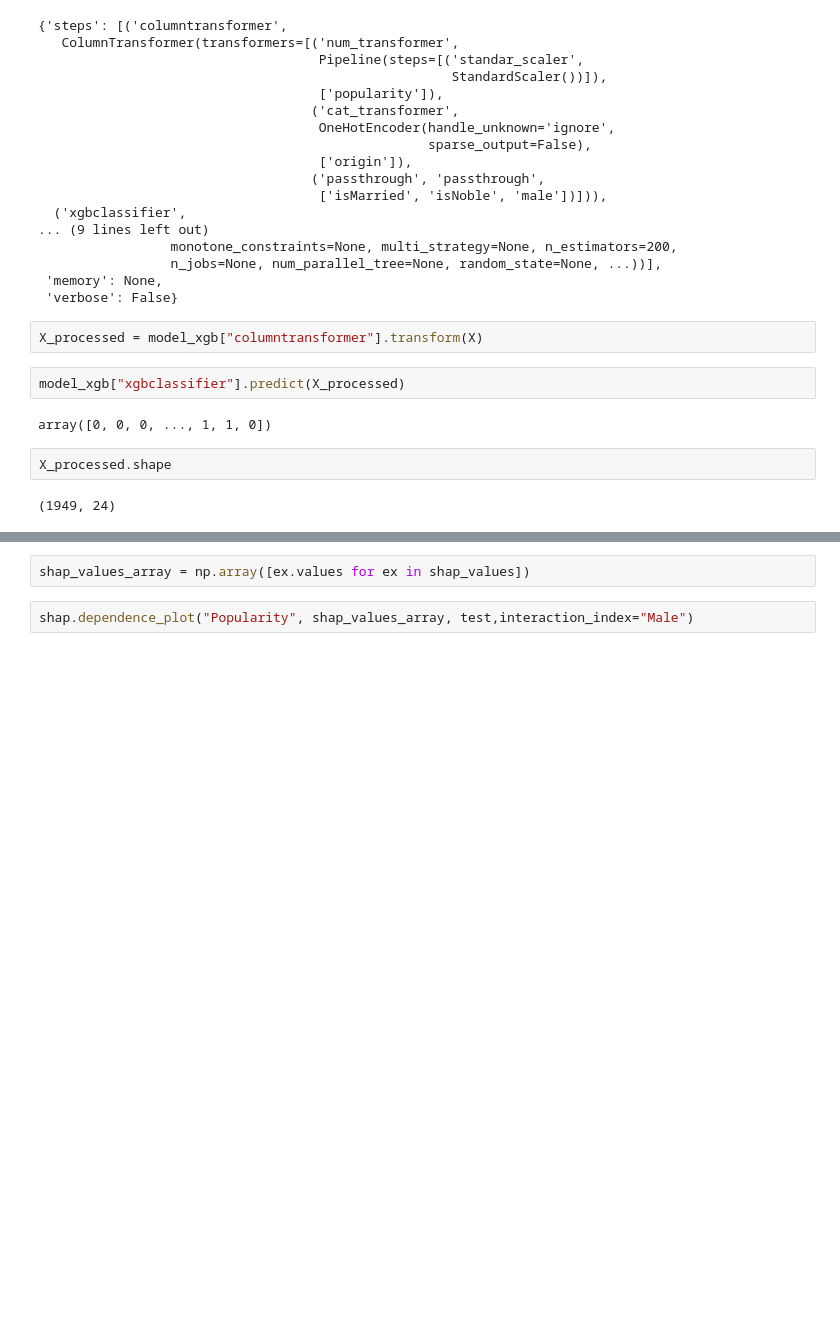
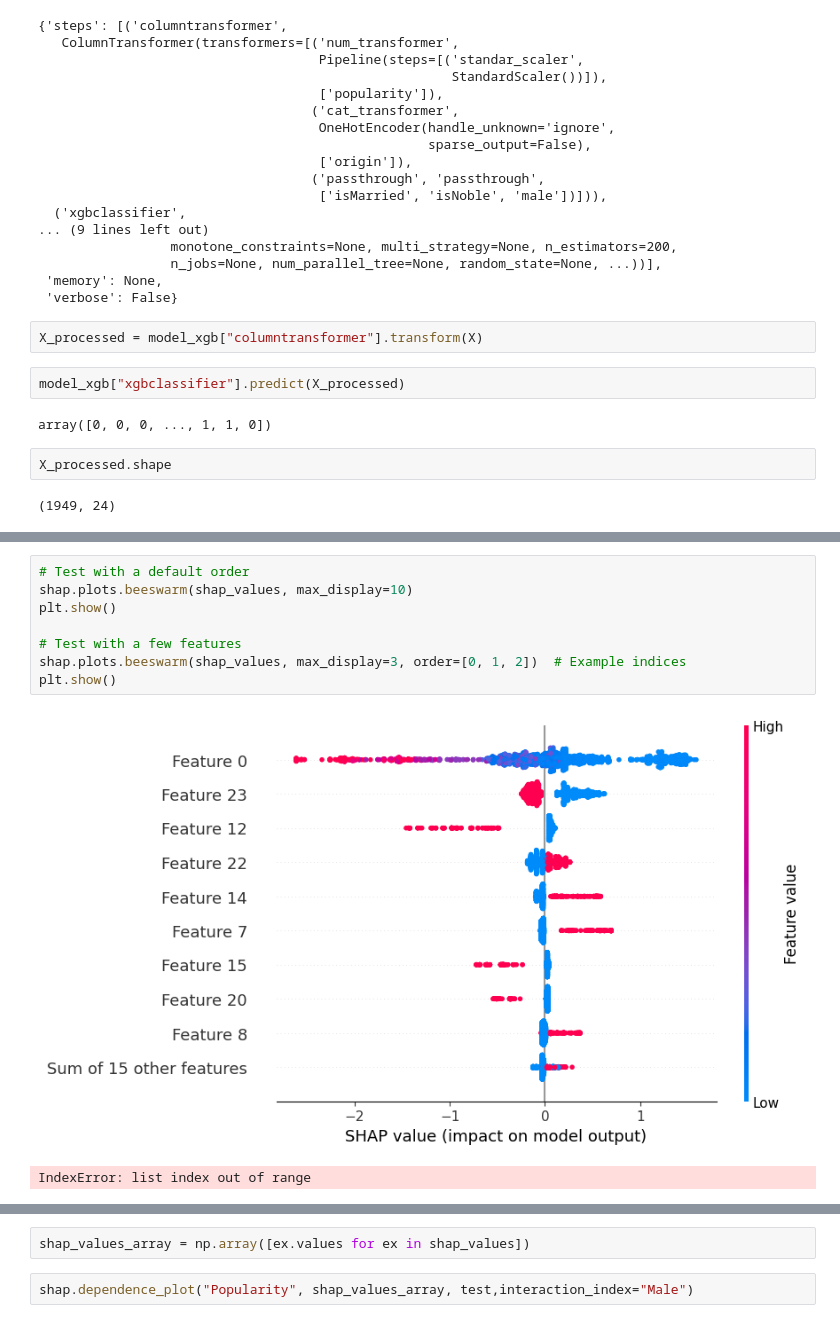
Before and after one commit to franziskasteger/game-of-thrones-survival, a Jupyter notebook: notebooks/Carmen_SHAP_model_interpretability.ipynb, the cells around one changed output, grey strips where cells are left out. Drawn from its saved outputs; the diff is of its cells as text; blank space fills up the shorter version.

```diff
--- a/notebooks/Carmen_SHAP_model_interpretability.ipynb
+++ b/notebooks/Carmen_SHAP_model_interpretability.ipynb
@@ -131,0 +247,11 @@ shap.summary_plot(shap_values, test, max_display=10)
+# %%
+# Test with a default order
+shap.plots.beeswarm(shap_values, max_display=10)
+plt.show()
+
+# Test with a few features
+shap.plots.beeswarm(shap_values, max_display=3, order=[0, 1, 2])  # Example indices
+plt.show()
+# %% [output]
+[figure, added]
+IndexError: list index out of range
```
Also changed, not shown: parts of 42 cells of this notebook.
